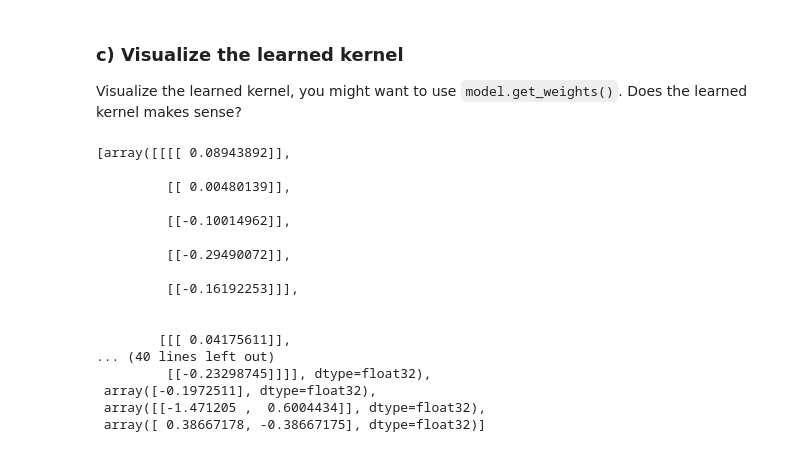
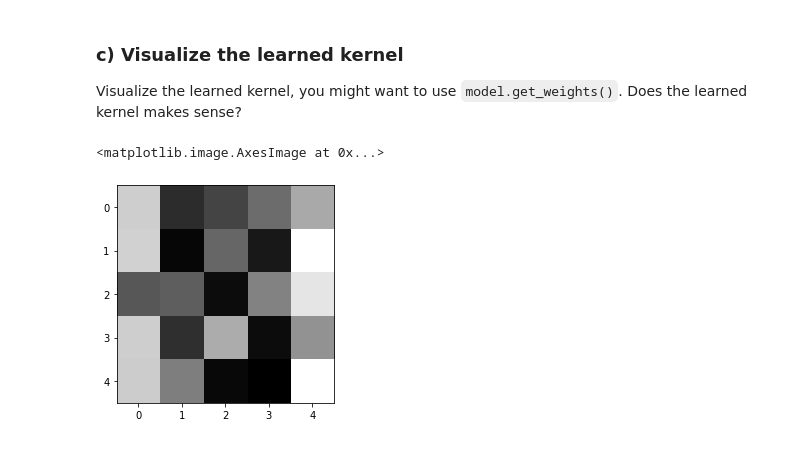
Before and after one commit to schmuecker/machine-learning-course, a Jupyter notebook: Deep Learning/02 edge_lovers_cnn/02.1 edge lovers/Edge Lovers.ipynb, the cells around one changed output. Cells and saved outputs as stored; diff of their text form; code cells hidden in the pictures.

```diff
--- a/Deep Learning/02 edge_lovers_cnn/02.1 edge lovers/Edge Lovers.ipynb
+++ b/Deep Learning/02 edge_lovers_cnn/02.1 edge lovers/Edge Lovers.ipynb
@@ -176,23 +174,10 @@ Epoch 10/10
 
 ### c) Visualize the learned kernel
 Visualize the learned kernel, you might want to use `model.get_weights()`. Does the learned kernel makes sense?
-# %%
-model.get_weights()
-# %% [output]
-[array([[[[ 0.08943892]],
-
-         [[ 0.00480139]],
-
-         [[-0.10014962]],
-
-         [[-0.29490072]],
-
-         [[-0.16192253]]],
-
-
-        [[[ 0.04175611]],
-... (40 lines left out)
-         [[-0.23298745]]]], dtype=float32),
- array([-0.1972511], dtype=float32),
- array([[-1.471205 ,  0.6004434]], dtype=float32),
- array([ 0.38667178, -0.38667175], dtype=float32)]
+# %%
+weights = model.get_weights()[0]
+weights[:,:,0,0]
+plt.imshow(weights[:,:,0,0], "gray")
+# %% [output]
+<matplotlib.image.AxesImage at 0x...>
+[figure, added]
```
Also changed, not shown: parts of 2 cells of this notebook, 1 other file.
